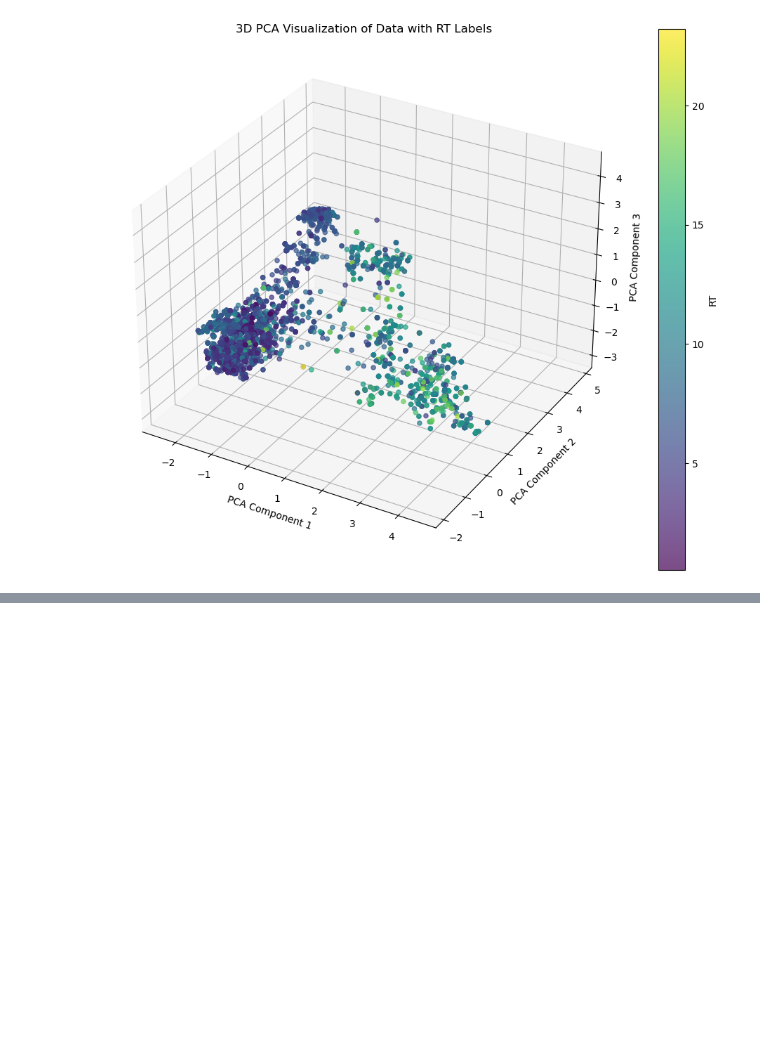
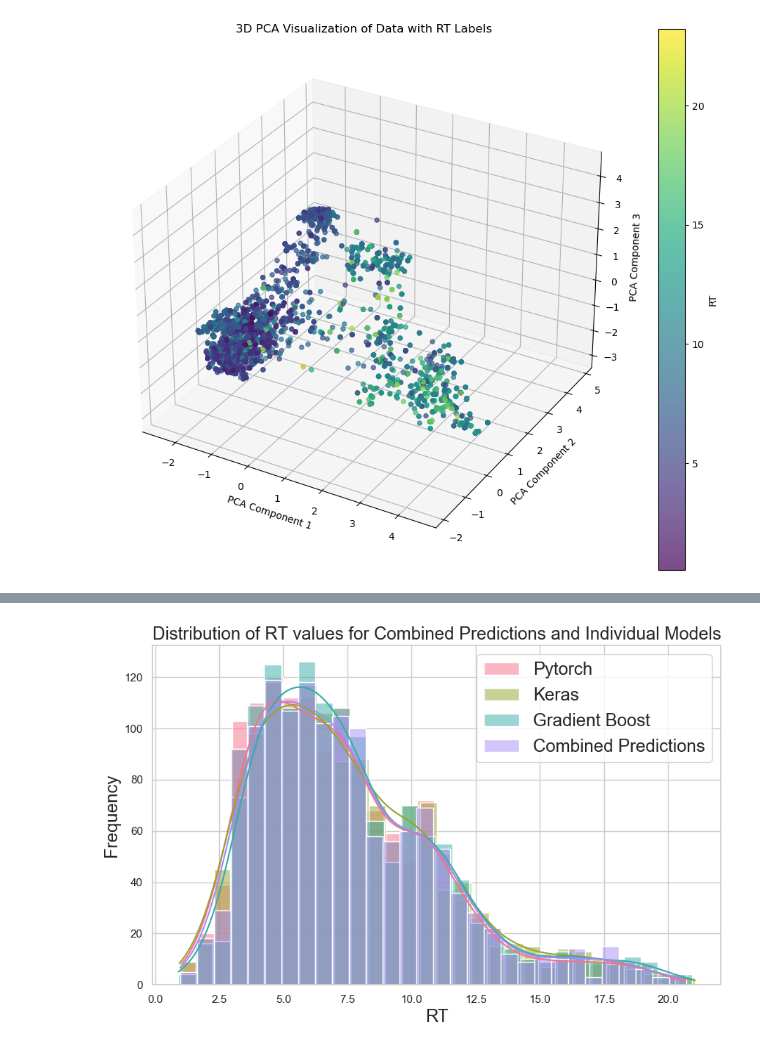
Before and after one commit to melinacherchali/RT-Analyzer, a Jupyter notebook: visualization.ipynb, the cells around one changed output, grey strips where cells are left out. Cells and saved outputs as stored; diff of their text form; code cells hidden in the pictures; blank space fills up the shorter version.

```diff
--- a/visualization.ipynb
+++ b/visualization.ipynb
@@ -283,0 +382,48 @@ plt.show()
+# %%
+import pandas as pd
+import os
+import seaborn as sns
+import matplotlib.pyplot as plt
+from sklearn.metrics import mean_squared_error
+from sklearn.model_selection import train_test_split
+
+# Load data
+train_data = pd.read_csv(os.path.abspath("train.csv"))
+nn = pd.read_csv(os.path.abspath('nn.csv'))
+keras = pd.read_csv(os.path.abspath('keras.csv'))
+gb = pd.read_csv(os.path.abspath('gb.csv'))
+
+# Average the predictions
+combined_predictions = (1 * nn['RT'] + 1 * keras['RT'] + gb['RT']) / 3
+
+# Convert to DataFrame
+combined_predictions_df = pd.DataFrame(combined_predictions, columns=['RT'])
+
+# Use a categorical color palette from Seaborn
+categorical_palette = sns.color_palette("husl", 4)
+
+# Set style using seaborn and set the color palette
+# sns.set(style="whitegrid")
+sns.set_palette(categorical_palette)
+
+# Create a figure and axis
+plt.figure(figsize=(10, 6))
+
+# Plot histograms using seaborn
+sns.histplot(data=nn, x='RT', bins=30, label='Pytorch', kde=True)
+sns.histplot(data=keras, x='RT', bins=30, label='Keras', kde=True)
+sns.histplot(data=gb, x='RT', bins=30, label='Gradient Boost', kde=True)
+sns.histplot(data=combined_predictions_df, x='RT', bins=30, label='Combined Predictions', kde=True)
+
+# Set labels and title
+plt.xlabel('RT', fontsize='x-large')
+plt.ylabel('Frequency', fontsize='x-large')
+plt.title('Distribution of RT values for Combined Predictions and Individual Models', fontsize='x-large')
+
+# Add legend with larger font size
+plt.legend(fontsize='x-large')
+
+# Show the plot
+plt.show()
+# %% [output]
+[figure, added]
```
Also changed, not shown: parts of 4 cells of this notebook.
